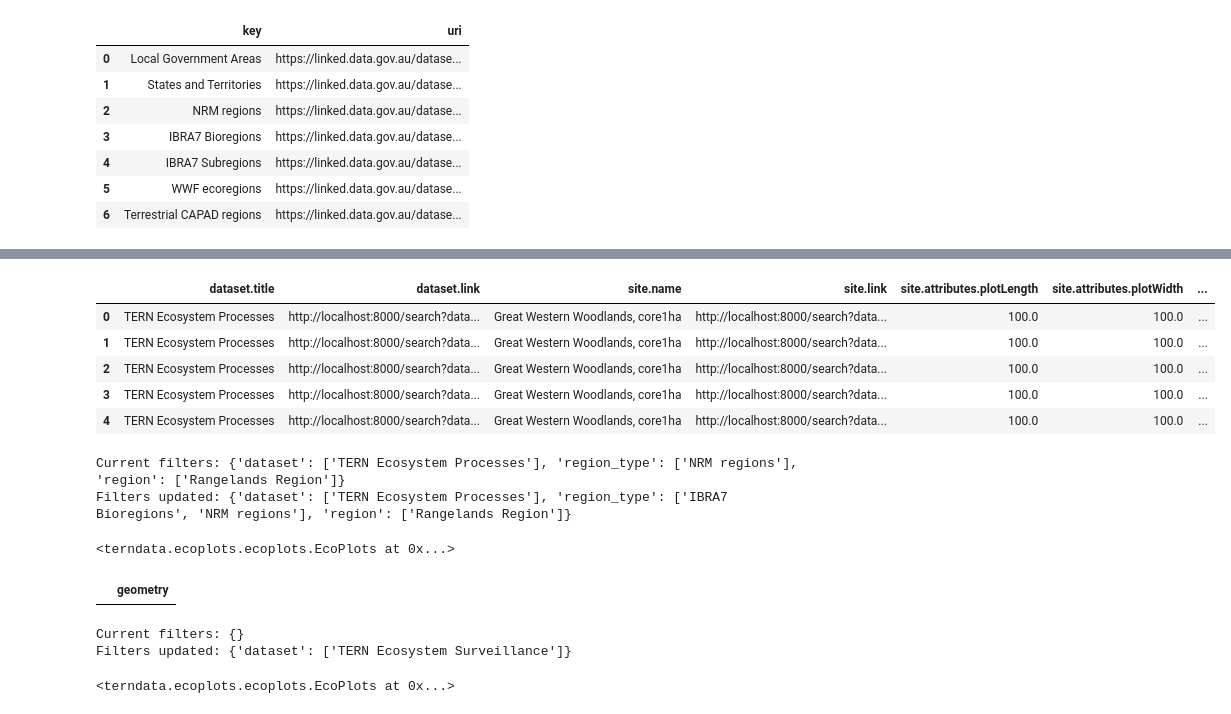
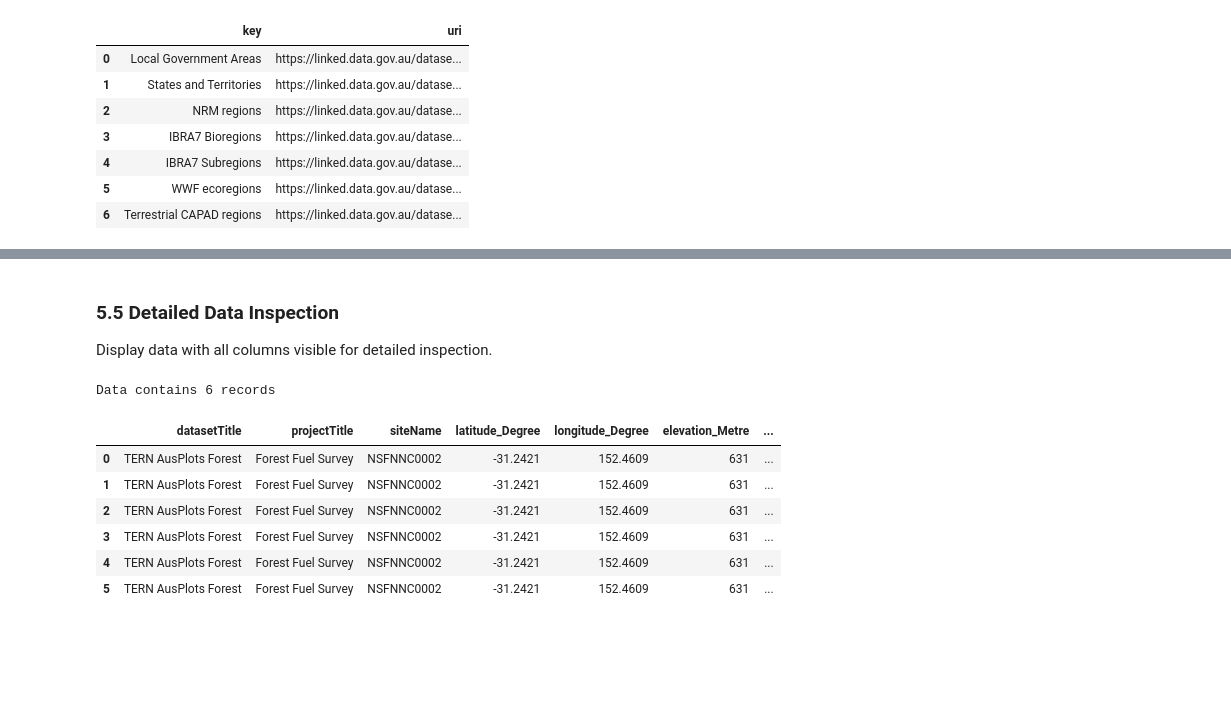
Before and after one commit to ternaustralia/terndata.ecoplots, a Jupyter notebook: demo.ipynb, the cells around one changed output, grey strips where cells are left out. Saved outputs shown, nothing was run; the diff lists cells and outputs as text; code cells hidden in the pictures; blank space fills up the shorter version.

```diff
--- a/demo.ipynb
+++ b/demo.ipynb
@@ -105,30 +431,22 @@ Using cached labels for facet: core_attributes
+# %% [markdown]
+### 5.5 Detailed Data Inspection
+
+Display data with all columns visible for detailed inspection.
 # %%
+# Display with all columns visible
 import pandas as pd
 from IPython.display import display
-with pd.option_context(
-    'display.max_columns', None,   # show all columns
-):
-    display(df.head())
+
+df = await ecoplots.get_data()
+print(f"Data contains {len(df)} records")
+with pd.option_context('display.max_columns', None):
+    display(df)
 # %% [output]
+Data contains 6 records
-|  | dataset.title | dataset.link | site.name | site.link | site.attributes.plotLength | site.attributes.plotWidth | ... |
-| 0 | TERN Ecosystem Processes | http://localhost:8000/search?data... | Great Western Woodlands, core1ha | http://localhost:8000/search?data... | 100.0 | 100.0 | ... |
-| 1 | TERN Ecosystem Processes | http://localhost:8000/search?data... | Great Western Woodlands, core1ha | http://localhost:8000/search?data... | 100.0 | 100.0 | ... |
-| 2 | TERN Ecosystem Processes | http://localhost:8000/search?data... | Great Western Woodlands, core1ha | http://localhost:8000/search?data... | 100.0 | 100.0 | ... |
-| 3 | TERN Ecosystem Processes | http://localhost:8000/search?data... | Great Western Woodlands, core1ha | http://localhost:8000/search?data... | 100.0 | 100.0 | ... |
-| 4 | TERN Ecosystem Processes | http://localhost:8000/search?data... | Great Western Woodlands, core1ha | http://localhost:8000/search?data... | 100.0 | 100.0 | ... |
+|  | datasetTitle | projectTitle | siteName | latitude_Degree | longitude_Degree | elevation_Metre | ... |
+| 0 | TERN AusPlots Forest | Forest Fuel Survey | NSFNNC0002 | -31.2421 | 152.4609 | 631 | ... |
+| 1 | TERN AusPlots Forest | Forest Fuel Survey | NSFNNC0002 | -31.2421 | 152.4609 | 631 | ... |
+| 2 | TERN AusPlots Forest | Forest Fuel Survey | NSFNNC0002 | -31.2421 | 152.4609 | 631 | ... |
+| 3 | TERN AusPlots Forest | Forest Fuel Survey | NSFNNC0002 | -31.2421 | 152.4609 | 631 | ... |
+| 4 | TERN AusPlots Forest | Forest Fuel Survey | NSFNNC0002 | -31.2421 | 152.4609 | 631 | ... |
+| 5 | TERN AusPlots Forest | Forest Fuel Survey | NSFNNC0002 | -31.2421 | 152.4609 | 631 | ... |
-# %%
-ecoplots.select(region_type="IBRA7 Bioregions")
-# %% [output]
-Current filters: {'dataset': ['TERN Ecosystem Processes'], 'region_type': ['NRM regions'], 'region': ['Rangelands Region']}
-Filters updated: {'dataset': ['TERN Ecosystem Processes'], 'region_type': ['IBRA7 Bioregions', 'NRM regions'], 'region': ['Rangelands Region']}
-<terndata.ecoplots.ecoplots.EcoPlots at 0x...>
-# %%
-ecoplots.preview()
-# %% [output]
-|  | geometry |
-# %%
-ecoplots.select(dataset="TERN Ecosystem Surveillance")
-# %% [output]
-Current filters: {}
-Filters updated: {'dataset': ['TERN Ecosystem Surveillance']}
-<terndata.ecoplots.ecoplots.EcoPlots at 0x...>
```
Also changed, not shown: parts of 51 cells of this notebook.
